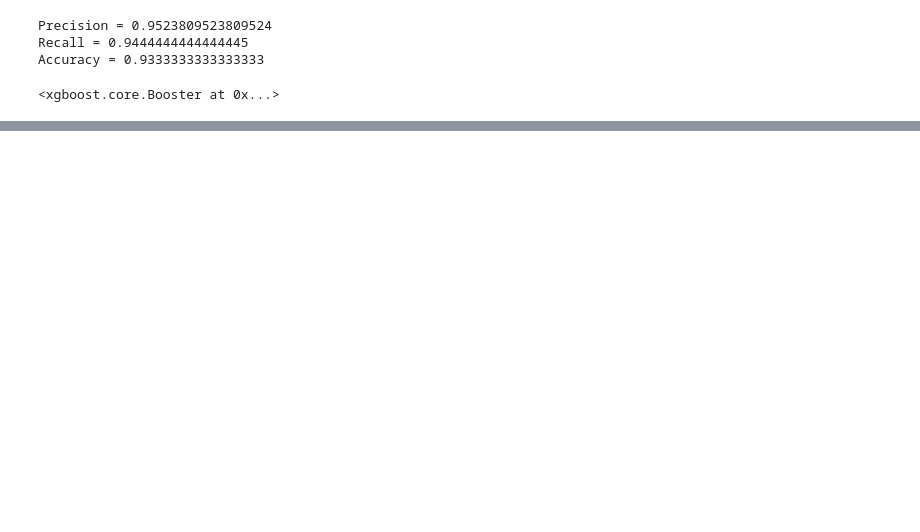
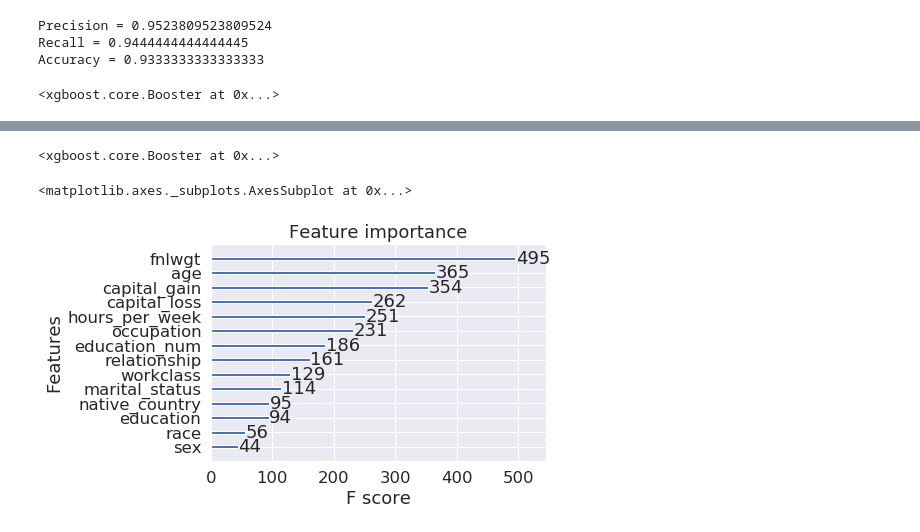
Before and after one commit to stuartzong/xgboost, a Jupyter notebook: xgboost_20190530.ipynb, the cells around one changed output, grey strips where cells are left out. Cells and saved outputs as stored; diff of their text form; code cells hidden in the pictures; blank space fills up the shorter version.

Commit message:
updated xgboost notebook

```diff
--- a/xgboost_20190530.ipynb
+++ b/xgboost_20190530.ipynb
@@ -172,0 +263,4 @@ model
+# %%
+# separate feature and label
+y_train = final_train.pop('wage_class')
+y_test  = final_test.pop('wage_class')
@@ -172,0 +277,35 @@ model
+# %%
+import xgboost as xgb
+from xgboost import plot_tree
+from sklearn.model_selection import GridSearchCV
+
+# XGBoost has built-in CV, which can use early-stopping to prevent overfiting, therefore improve accuracy
+## if not using sklearn, I can convert the data into DMatrix,
+# a XGBoost specific data structure for training and testing.
+# It is said DMatrix can improve the efficiency of the algorithm
+xgdmat = xgb.DMatrix(final_train, y_train)
+
+our_params = {
+  'eta'             : 0.1,      # aka. learning_rate
+  'seed'            : 0,
+  'subsample'       : 0.8,
+  'colsample_bytree': 0.8,
+  'objective'       : 'binary:logistic',
+  'max_depth'       :3,         # how many features to use before reach leaf
+  'min_child_weight':1}
+# Grid Search CV optimized settings
+
+# create XGBoost object using the parameters
+final_gb = xgb.train(our_params, xgdmat, num_boost_round = 432)
+# %%
+final_gb
+# %% [output]
+<xgboost.core.Booster at 0x...>
+# %%
+sns.set(font_scale = 1.5)
+xgb.plot_importance(final_gb)
+# after printing the importance of the features,
+# we need to put human insights and try to explain why each feature is important/not important
+# %% [output]
+<matplotlib.axes._subplots.AxesSubplot at 0x...>
+[figure, added]
```
Also changed, not shown: parts of 27 cells of this notebook.
